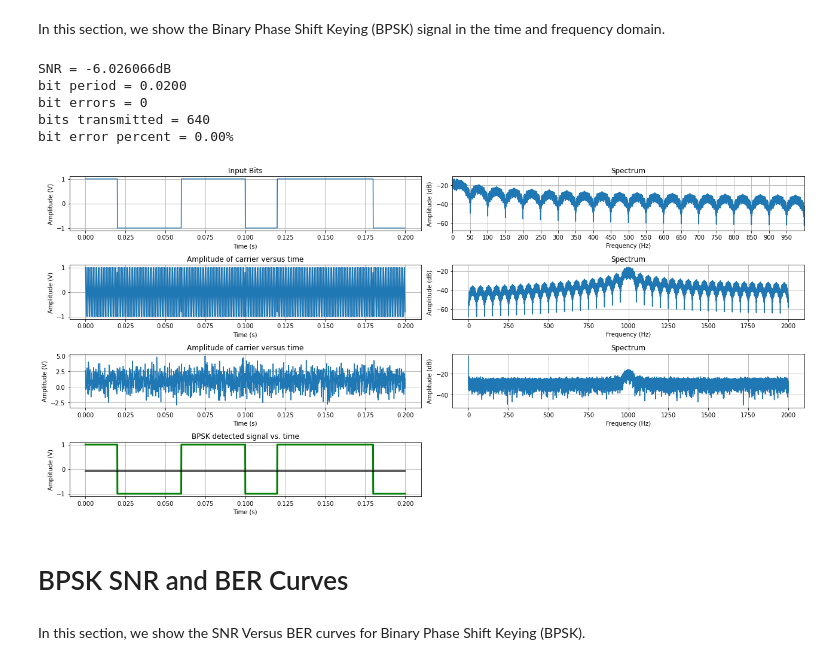
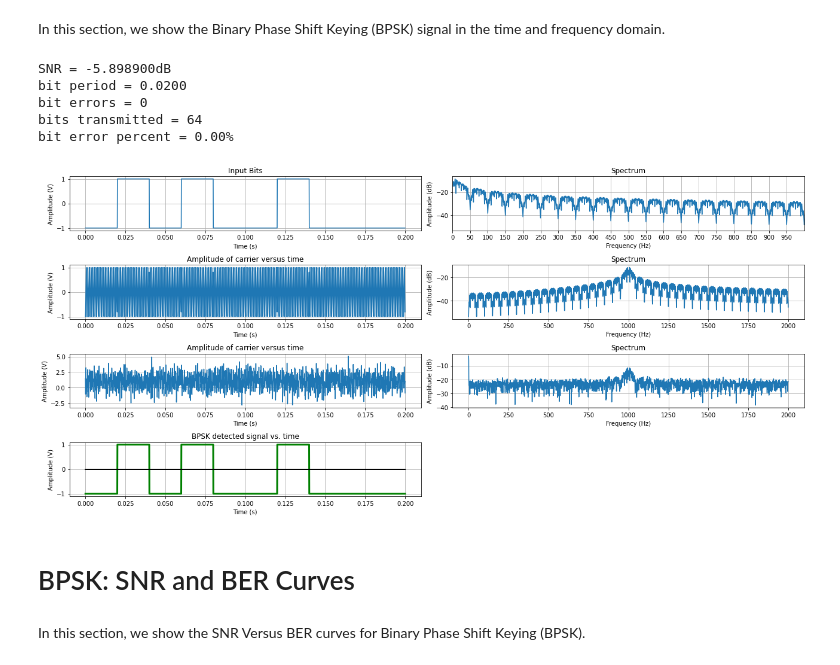
Before and after one commit to mkjubran/ENEE4103, a Jupyter notebook: DigitalModulation.ipynb, the cells around one changed output. Drawn from its saved outputs; the diff is of its cells as text; code cells hidden in the pictures.

```diff
--- a/DigitalModulation.ipynb
+++ b/DigitalModulation.ipynb
@@ -292,25 +286,20 @@ import scipy.signal.signaltools as sigtool
 import scipy.signal as signal
 from numpy.random import sample
 
-#the following variables setup the system
+# ------ Input Parameters -------------------------------------------
 Fc = 1000       #simulate a carrier frequency of 1kHz
 Fbit = 50       #simulated bitrate of data
 Fdev = 500      #frequency deviation, make higher than bitrate
-N = 640         #how many bits to send
+N = 64         #how many bits to send
 A = 1           #transmitted signal amplitude
-Fs = 10000      #sampling frequency for the simulator, must be higher than twice the carrier frequency
 A_n = 0.10      #noise peak amplitude
 N_prntbits = 10 #number of bits to print in plots
+## ----- No need to change below this line ---------------------------
 
 #Bit period
 Tb=1/Fbit
-'''
-# Compute Amplitude of Noise
-snr = 10**(SNR/10.0)  # linear SNR
-No = 1.0/snr
-A_n=np.sqrt(No/2)
-print("Amplitude of Noise = %f" % A_n)
-'''
+
+Fs = 10*Fc      #sampling frequency for the simulator, must be higher than twice the carrier frequency
 
 #generate some random data for testing
 data_in = np.random.randint(0,2,N)
@@ -571,26 +560,20 @@ from numpy.random import sample
 from scipy.integrate import simps
 
 
-#the following variables setup the system
+# ------ Input Parameters -------------------------------------------
 Fc = 1000       #simulate a carrier frequency of 1kHz
 Fbit = 50       #simulated bitrate of data
-Fdev = 500      #frequency deviation, make higher than bitrate
-N = 640         #how many bits to send
+N = 64         #how many bits to send
 A = 1           #transmitted signal amplitude
-Fs = 10000      #sampling frequency for the simulator, must be higher than twice the carrier frequency
 A_n = 1      #noise peak amplitude
 N_prntbits = 10 #number of bits to print in plots
+## ----- No need to change below this line ---------------------------
 
 #Bit period
 Tb=1/Fbit
 
-'''
-# Compute Amplitude of Noise
-snr = 10**(SNR/10.0)  # linear SNR
-No = 1.0/snr
-A_n=np.sqrt(No/2)
-print("Amplitude of Noise = %f" % A_n)
-'''
+Fdev = 10*Fbit      #frequency deviation, make higher than bitrate
+Fs = 10*Fc      #sampling frequency for the simulator, must be higher than twice the carrier frequency
 
 #generate some random data for testing
 data_in = np.random.randint(0,2,N)
@@ -711,38 +694,38 @@ pl.plot(t[0:int(Fs*N_prntbits/Fbit)],y_detected[0:int(Fs*N_prntbits/Fbit)],'g',l
 pl.plot(t[0:int(Fs*N_prntbits/Fbit)],mean*np.ones(int(Fs*N_prntbits/Fbit)),'k',linewidth=2.0)
 pl.xlabel('Time (s)')
 pl.ylabel('Amplitude (V)')
 pl.title('BPSK detected signal vs. time')
 pl.grid(True)
 
 #if the mean of the bit period is higher than the mean, the data is a 0
 rx_data = []
 sampled_signal = y_detected[int(Fs/Fbit/2):len(y_detected):int(Fs/Fbit)]
 for bit in sampled_signal:
     if bit > mean:
         rx_data.append(0)
     else:
         rx_data.append(1)
 
 # Compute Pe
 bit_error=0
 for i in range(0,len(data_in)):
     if rx_data[i] != data_in[i]:
         bit_error+=1
 
 print ("bit period = %6.4f" % Tb)
 print ("bit errors = %d" % bit_error)
 print ("bits transmitted = %d" % N)
 print ("bit error percent = %4.2f%%" % (float(bit_error)/float(N)*100))
 pl.show()
 # %% [output]
-SNR = -6.026066dB
+SNR = -5.898900dB
 bit period = 0.0200
 bit errors = 0
-bits transmitted = 640
+bits transmitted = 64
 bit error percent = 0.00%
-[figure, old version]
+[figure, new version]
 # %% [markdown]
-# BPSK SNR and BER Curves
+# BPSK: SNR and BER Curves
 # %% [markdown]
 In this section, we show the SNR Versus BER curves for Binary Phase Shift Keying (BPSK).
 # %%
```
Also changed, not shown: parts of 6 cells of this notebook.
